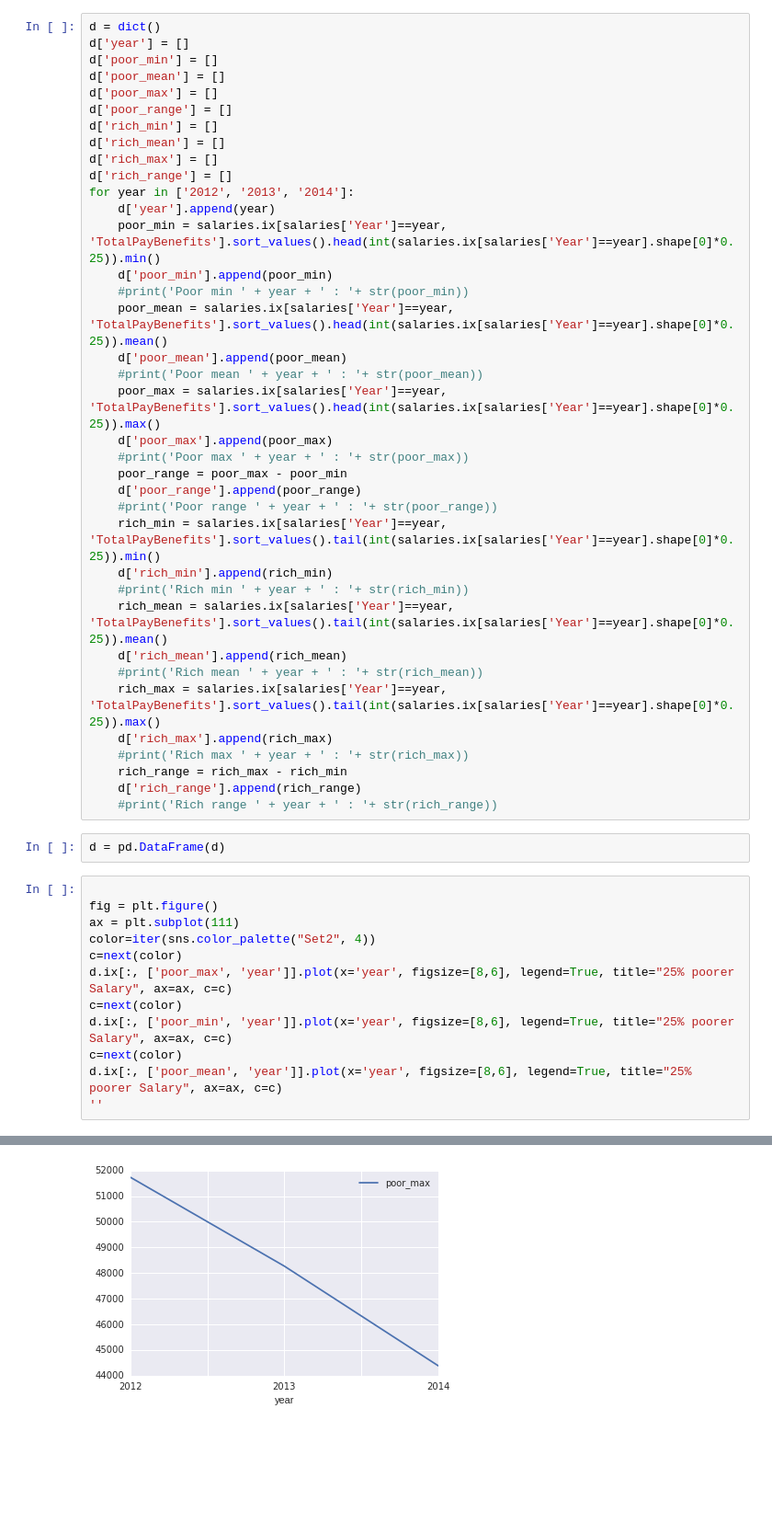
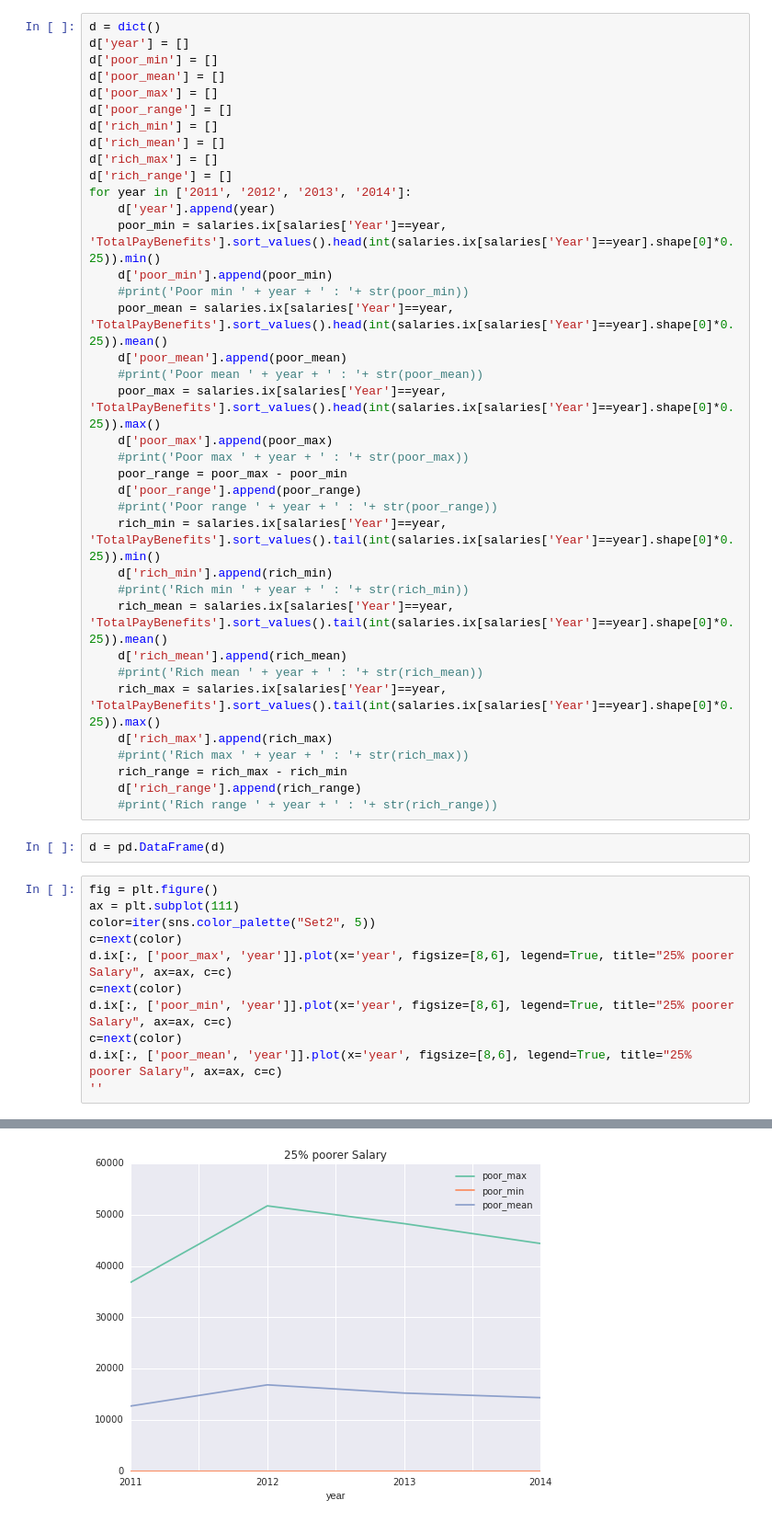
Before and after one commit to guilhermemarson/sf-salaries, a Jupyter notebook: Exploratory Analysis.ipynb, the cells around one changed output, grey strips where cells are left out. Shown: that part at 92% size. Saved outputs shown, nothing was run; the diff lists cells and outputs as text; blank space fills up the shorter version.

```diff
--- a/Exploratory Analysis.ipynb
+++ b/Exploratory Analysis.ipynb
@@ -564,7 +526,7 @@ d['rich_min'] = []
 d['rich_mean'] = []
 d['rich_max'] = []
 d['rich_range'] = []
-for year in ['2012', '2013', '2014']:
+for year in ['2011', '2012', '2013', '2014']:
     d['year'].append(year)
     poor_min = salaries.ix[salaries['Year']==year, 'TotalPayBenefits'].sort_values().head(int(salaries.ix[salaries['Year']==year].shape[0]*0.25)).min()
     d['poor_min'].append(poor_min)
@@ -593,17 +555,16 @@ for year in ['2012', '2013', '2014']:
 # %%
 d = pd.DataFrame(d)
 # %%
-
 fig = plt.figure()
 ax = plt.subplot(111)
-color=iter(sns.color_palette("Set2", 4))
+color=iter(sns.color_palette("Set2", 5))
 c=next(color)
 d.ix[:, ['poor_max', 'year']].plot(x='year', figsize=[8,6], legend=True, title="25% poorer Salary", ax=ax, c=c)
 c=next(color)
 d.ix[:, ['poor_min', 'year']].plot(x='year', figsize=[8,6], legend=True, title="25% poorer Salary", ax=ax, c=c)
 c=next(color)
 d.ix[:, ['poor_mean', 'year']].plot(x='year', figsize=[8,6], legend=True, title="25% poorer Salary", ax=ax, c=c)
 ''
 # %% [output]
 ''
-[figure, old version]
+[figure, new version]
```
Also changed, not shown: parts of 16 cells of this notebook.
